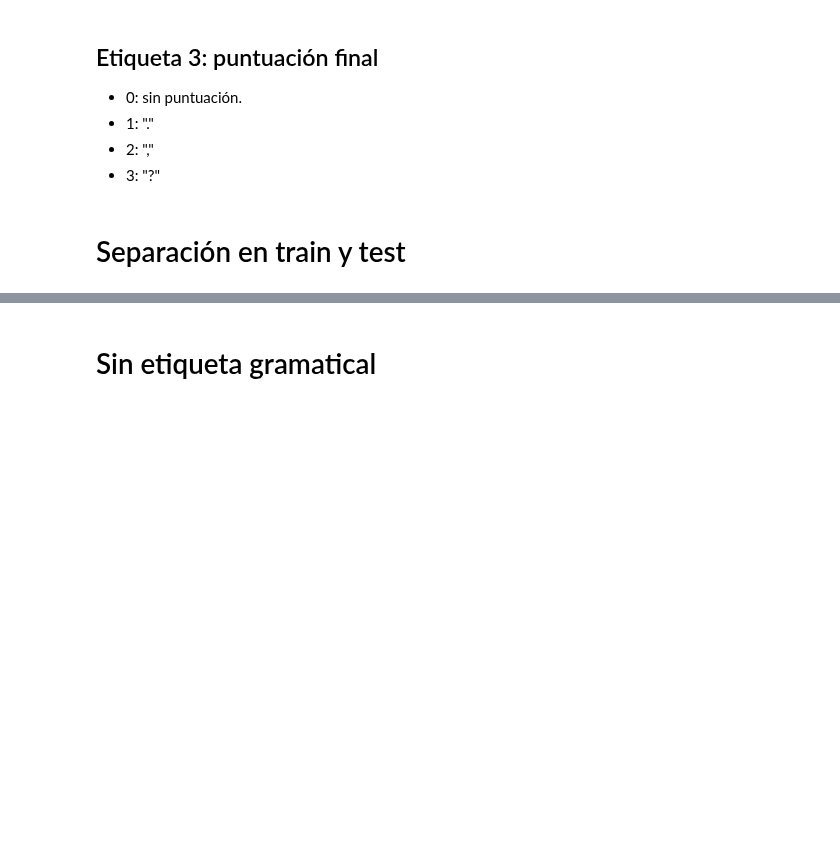
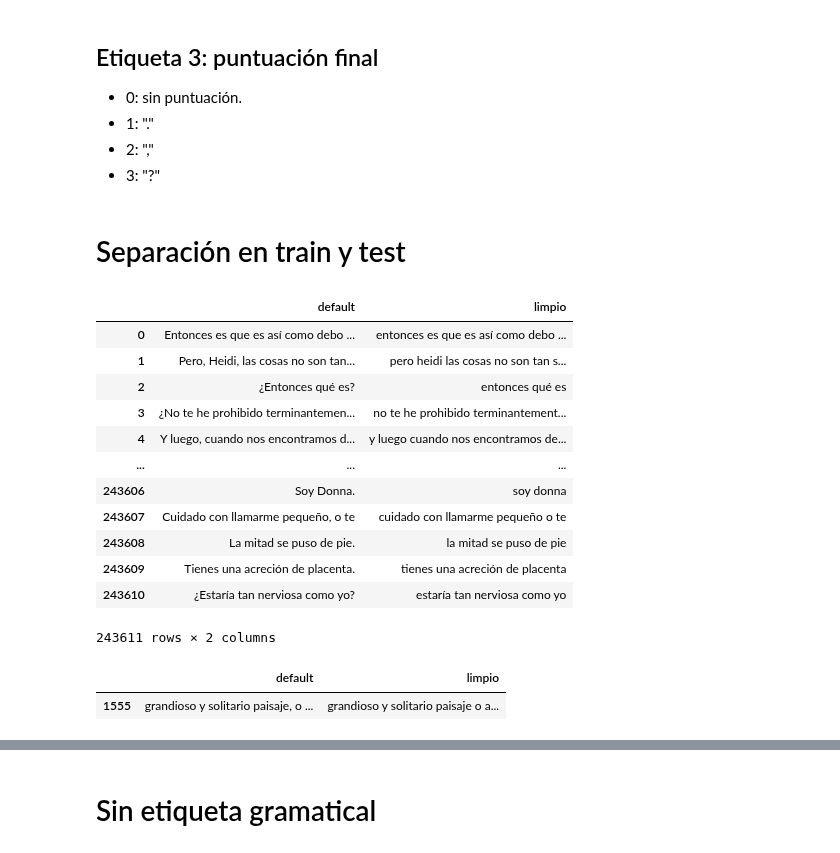
Before and after one commit to AzulBarr/Aprendizaje-Automatico, a Jupyter notebook: TPs/tp2/RF.ipynb, the cells around one changed output, grey strips where cells are left out. Saved outputs shown, nothing was run; the diff lists cells and outputs as text; code cells hidden in the pictures; blank space fills up the shorter version.

```diff
--- a/TPs/tp2/RF.ipynb
+++ b/TPs/tp2/RF.ipynb
@@ -36,9 +59,10 @@ def normalize_text_X(t):
     # Convertir a minúsculas y quitar puntuación
     t = t.lower()
     t = re.sub(r'[\u200b-\u200f\uFEFF]', '', t)
-    t = re.sub(r"[^a-záéíóúüñ0-9' -]+", ' ', t)
+    t = re.sub(r"[^a-záéíóúüñ0-9' ]+", ' ', t)
     t = re.sub(r'p\s*\.?\s*e\s*\.?\s*d\s*\.?\s*d\s*\.?\s*o\s*\.?', 'peddo', t, flags=re.IGNORECASE)
     t = re.sub(r's\s*\.?\s*p\s*\.?\s*a\s*\.?\s*d\s*\.?\s*a\.?', 'spada', t, flags=re.IGNORECASE)
+    t = re.sub(r'p\s*\.?\s*s\s*\.?', 'ps', t, flags=re.IGNORECASE)
     t = re.sub(r'\s+', ' ', t).strip()
     return t
 # %%
@@ -407,0 +455,27 @@ dataSet_RF_con_etiquetas_cg = pd.read_csv('dataSet_RF_con_etiquetas.csv')
+# %%
+parrafos_final = pd.read_csv('dataset_parrafos_total3.csv')
+parrafos_final = parrafos_final.dropna()
+parrafos_final['limpio'] = parrafos_final['limpio'].apply(normalize_text_X)
+parrafos_final['default'] = parrafos_final['default'].apply(normalize_text_y)
+parrafos_final.reset_index(drop=True)
+parrafos_final.drop(index=[7764, 9497, 9498, 13804], inplace=True) #palabra.¿palabra parrafo raro, parrafo raro, palabra.palabra
+parrafos_final.reset_index(drop=True)
+# %% [output]
+|  | default | limpio |
+| 0 | Entonces es que es así como debo ... | entonces es que es así como debo ... |
+| 1 | Pero, Heidi, las cosas no son tan... | pero heidi las cosas no son tan s... |
+| 2 | ¿Entonces qué es? | entonces qué es |
+| 3 | ¿No te he prohibido terminantemen... | no te he prohibido terminantement... |
+| 4 | Y luego, cuando nos encontramos d... | y luego cuando nos encontramos de... |
+| ... | ... | ... |
+| 243606 | Soy Donna. | soy donna |
+| 243607 | Cuidado con llamarme pequeño, o te | cuidado con llamarme pequeño o te |
+| 243608 | La mitad se puso de pie. | la mitad se puso de pie |
+| 243609 | Tienes una acreción de placenta. | tienes una acreción de placenta |
+| 243610 | ¿Estaría tan nerviosa como yo? | estaría tan nerviosa como yo |
+243611 rows × 2 columns
+# %%
+parrafos_final[1555:1556] #9497, 9498
+# %% [output]
+|  | default | limpio |
+| 1555 | grandioso y solitario paisaje, o ... | grandioso y solitario paisaje o a... |
```
Also changed, not shown: parts of 8 cells of this notebook.
